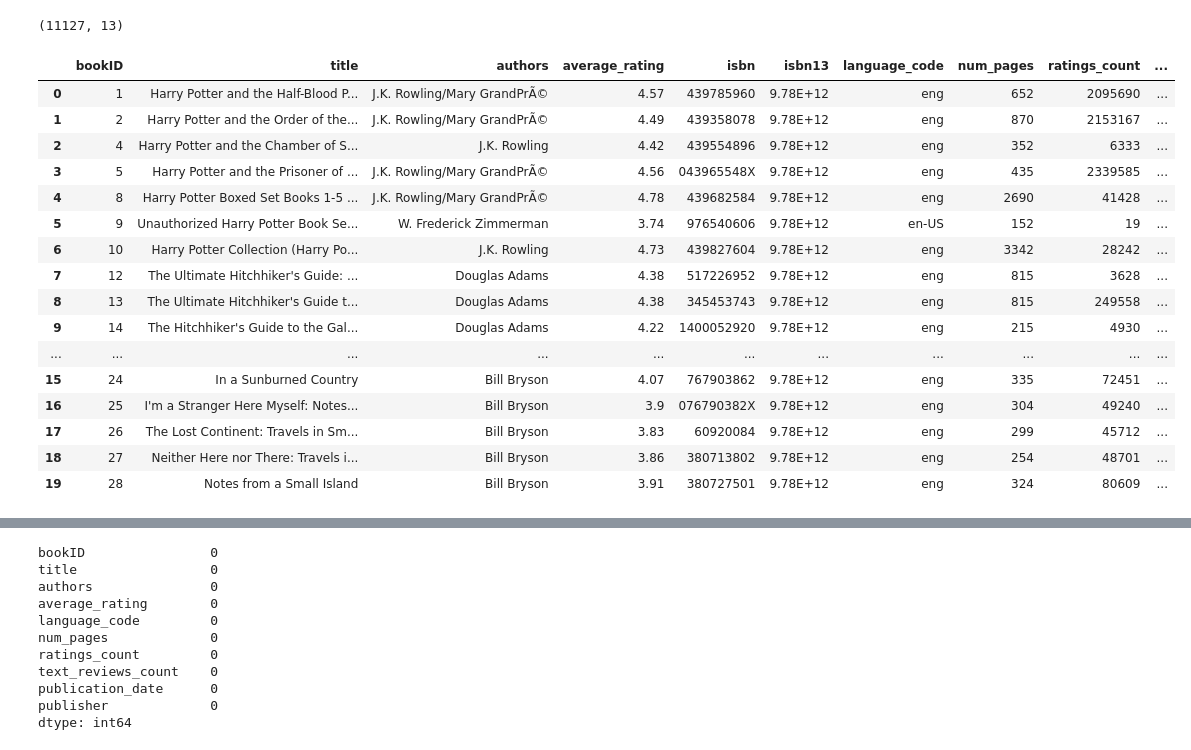
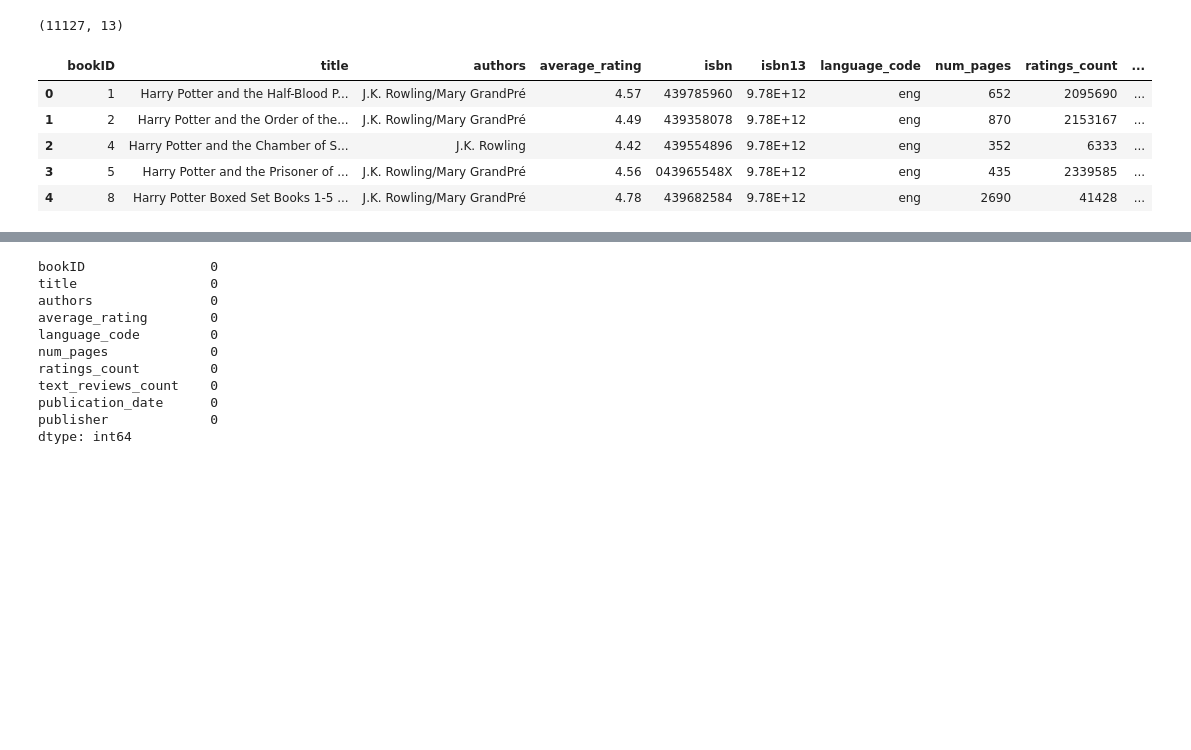
Before and after one commit to berkayersoy/Project6_Books, a Jupyter notebook: books_project.ipynb, the cells around one changed output, grey strips where cells are left out. Drawn from its saved outputs; the diff is of its cells as text; code cells hidden in the pictures; blank space fills up the shorter version.

```diff
--- a/books_project.ipynb
+++ b/books_project.ipynb
@@ -3,11 +3,12 @@ import pandas as pd
 import numpy as np
 import matplotlib.pyplot as plt
 import seaborn as sns
+import matplotlib.colors as mcolors
 
 pd.set_option('display.max_columns', 25)
-pd.set_option('display.max_rows', 100)
+pd.set_option('display.max_rows', 150)
 # %%
-df = pd.read_csv("books.csv", encoding="ISO-8859-1")
+df = pd.read_csv("books.csv", encoding="utf-8")
 # %% [markdown]
 # DATA CLEANING
 # %%
@@ -15,22 +16,11 @@ df.shape
 # %% [output]
 (11127, 13)
 # %%
-df.head(20)
+df.head()
 # %% [output]
 |  | bookID | title | authors | average_rating | isbn | isbn13 | language_code | num_pages | ratings_count | ... |
-| 0 | 1 | Harry Potter and the Half-Blood P... | J.K. Rowling/Mary GrandPrÃ© | 4.57 | 439785960 | 9.78E+12 | eng | 652 | 2095690 | ... |
-| 1 | 2 | Harry Potter and the Order of the... | J.K. Rowling/Mary GrandPrÃ© | 4.49 | 439358078 | 9.78E+12 | eng | 870 | 2153167 | ... |
+| 0 | 1 | Harry Potter and the Half-Blood P... | J.K. Rowling/Mary GrandPré | 4.57 | 439785960 | 9.78E+12 | eng | 652 | 2095690 | ... |
+| 1 | 2 | Harry Potter and the Order of the... | J.K. Rowling/Mary GrandPré | 4.49 | 439358078 | 9.78E+12 | eng | 870 | 2153167 | ... |
 | 2 | 4 | Harry Potter and the Chamber of S... | J.K. Rowling | 4.42 | 439554896 | 9.78E+12 | eng | 352 | 6333 | ... |
-| 3 | 5 | Harry Potter and the Prisoner of ... | J.K. Rowling/Mary GrandPrÃ© | 4.56 | 043965548X | 9.78E+12 | eng | 435 | 2339585 | ... |
-| 4 | 8 | Harry Potter Boxed Set Books 1-5 ... | J.K. Rowling/Mary GrandPrÃ© | 4.78 | 439682584 | 9.78E+12 | eng | 2690 | 41428 | ... |
-| 5 | 9 | Unauthorized Harry Potter Book Se... | W. Frederick Zimmerman | 3.74 | 976540606 | 9.78E+12 | en-US | 152 | 19 | ... |
-| 6 | 10 | Harry Potter Collection (Harry Po... | J.K. Rowling | 4.73 | 439827604 | 9.78E+12 | eng | 3342 | 28242 | ... |
-| 7 | 12 | The Ultimate Hitchhiker's Guide: ... | Douglas Adams | 4.38 | 517226952 | 9.78E+12 | eng | 815 | 3628 | ... |
-| 8 | 13 | The Ultimate Hitchhiker's Guide t... | Douglas Adams | 4.38 | 345453743 | 9.78E+12 | eng | 815 | 249558 | ... |
-| 9 | 14 | The Hitchhiker's Guide to the Gal... | Douglas Adams | 4.22 | 1400052920 | 9.78E+12 | eng | 215 | 4930 | ... |
-| ... | ... | ... | ... | ... | ... | ... | ... | ... | ... | ... |
-| 15 | 24 | In a Sunburned Country | Bill Bryson | 4.07 | 767903862 | 9.78E+12 | eng | 335 | 72451 | ... |
-| 16 | 25 | I'm a Stranger Here Myself: Notes... | Bill Bryson | 3.9 | 076790382X | 9.78E+12 | eng | 304 | 49240 | ... |
-| 17 | 26 | The Lost Continent: Travels in Sm... | Bill Bryson | 3.83 | 60920084 | 9.78E+12 | eng | 299 | 45712 | ... |
-| 18 | 27 | Neither Here nor There: Travels i... | Bill Bryson | 3.86 | 380713802 | 9.78E+12 | eng | 254 | 48701 | ... |
-| 19 | 28 | Notes from a Small Island | Bill Bryson | 3.91 | 380727501 | 9.78E+12 | eng | 324 | 80609 | ... |
+| 3 | 5 | Harry Potter and the Prisoner of ... | J.K. Rowling/Mary GrandPré | 4.56 | 043965548X | 9.78E+12 | eng | 435 | 2339585 | ... |
+| 4 | 8 | Harry Potter Boxed Set Books 1-5 ... | J.K. Rowling/Mary GrandPré | 4.78 | 439682584 | 9.78E+12 | eng | 2690 | 41428 | ... |
```
Also changed, not shown: parts of 36 cells of this notebook, 14 other files.
